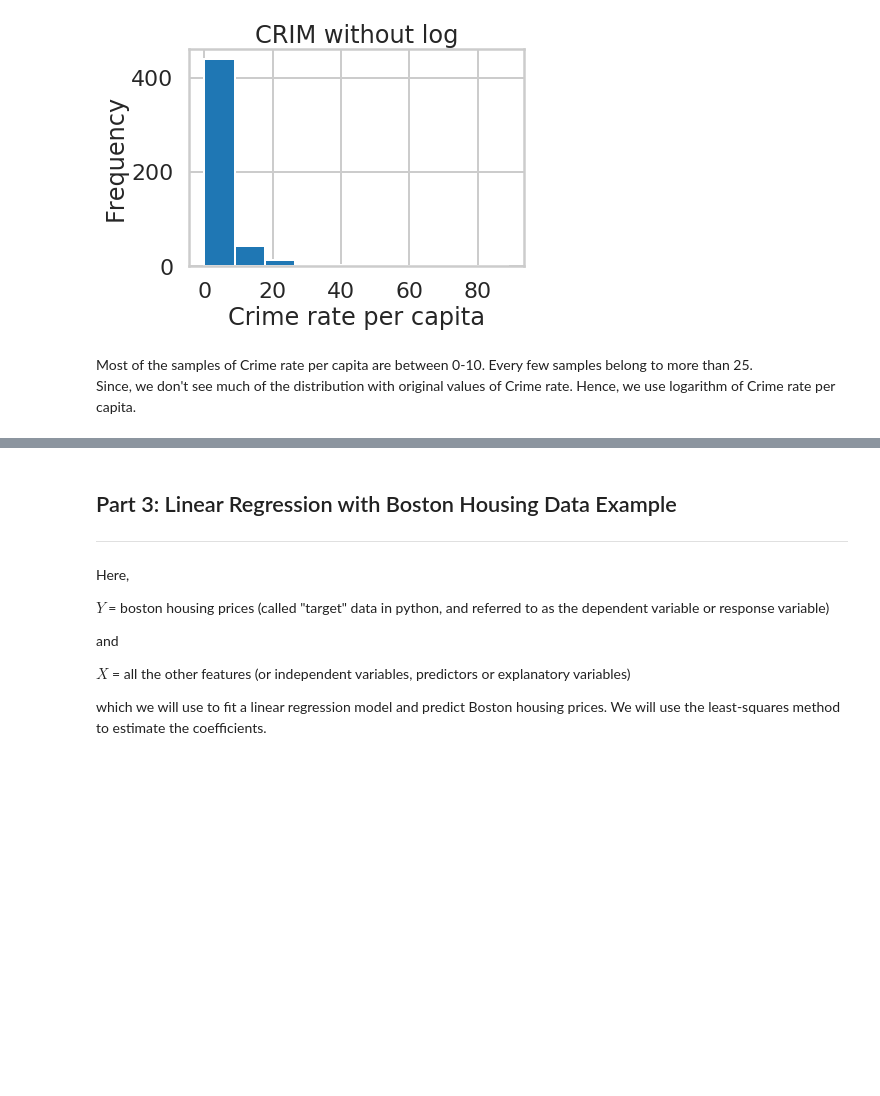
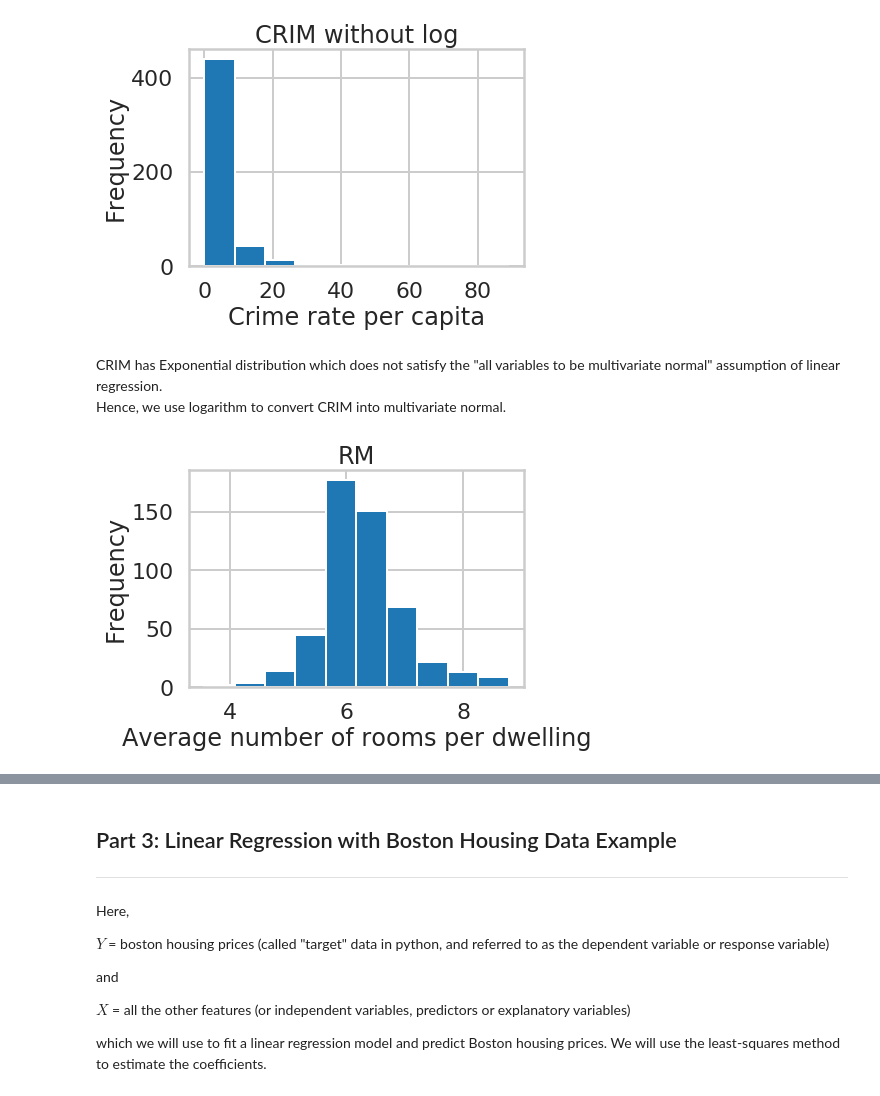
Before and after one commit to aliborji/springboard-mini-projects, a Jupyter notebook: linear_regression/Mini_Project_Linear_Regression.ipynb, the cells around one changed output, grey strips where cells are left out. Cells and saved outputs as stored; diff of their text form; code cells hidden in the pictures; blank space fills up the shorter version.

```diff
--- a/linear_regression/Mini_Project_Linear_Regression.ipynb
+++ b/linear_regression/Mini_Project_Linear_Regression.ipynb
@@ -374,7 +364,14 @@ plt.ylabel("Frequency")
 plt.show()
 # %% [output]
 [figure]
-# %% [markdown]
- Most of the samples of Crime rate per capita are between 0-10. Every few samples belong to more than 25.<br>
- Since, we don't see much of the distribution with original values of Crime rate.
- Hence, we use logarithm of Crime rate per capita.
+# %% [markdown]
+CRIM has Exponential distribution which does not satisfy the "all variables to be multivariate normal" assumption of linear regression.<br>
+Hence, we use logarithm to convert CRIM into multivariate normal.
+# %%
+plt.hist(bos.RM)
+plt.title("RM")
+plt.xlabel("Average number of rooms per dwelling")
+plt.ylabel("Frequency")
+plt.show()
+# %% [output]
+[figure, added]
```
Also changed, not shown: parts of 11 cells of this notebook.
